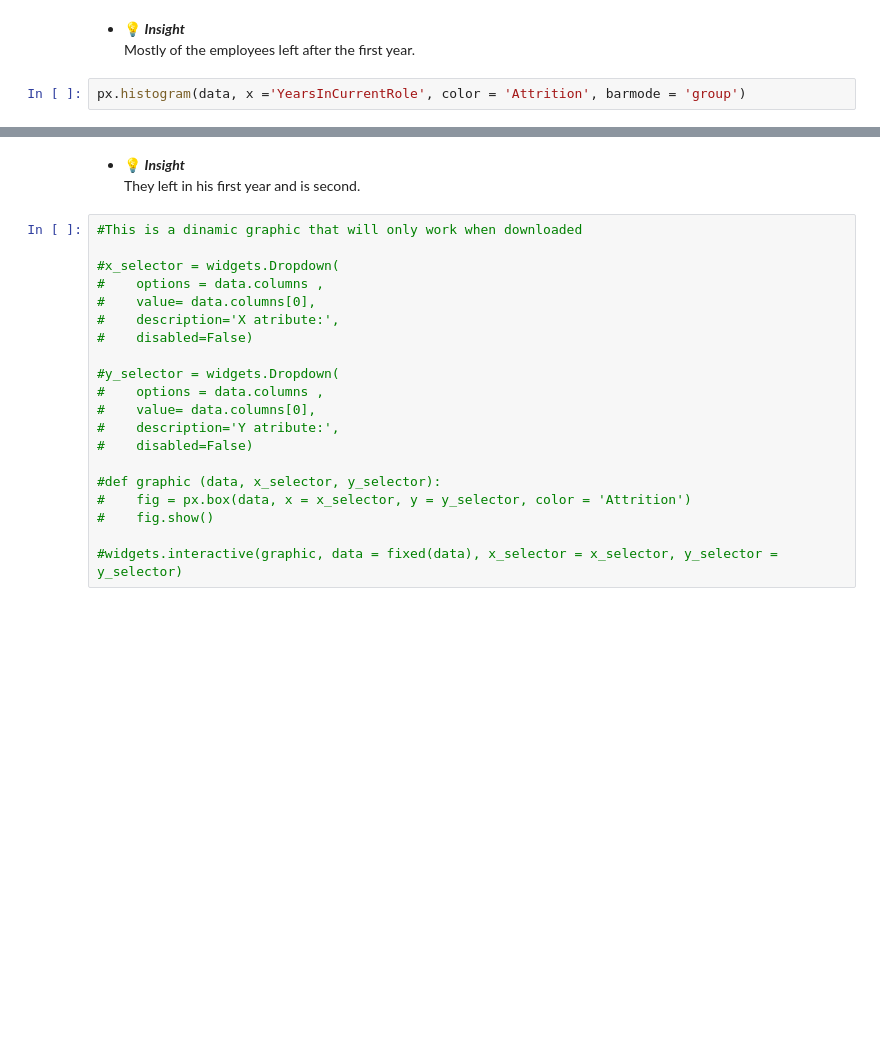
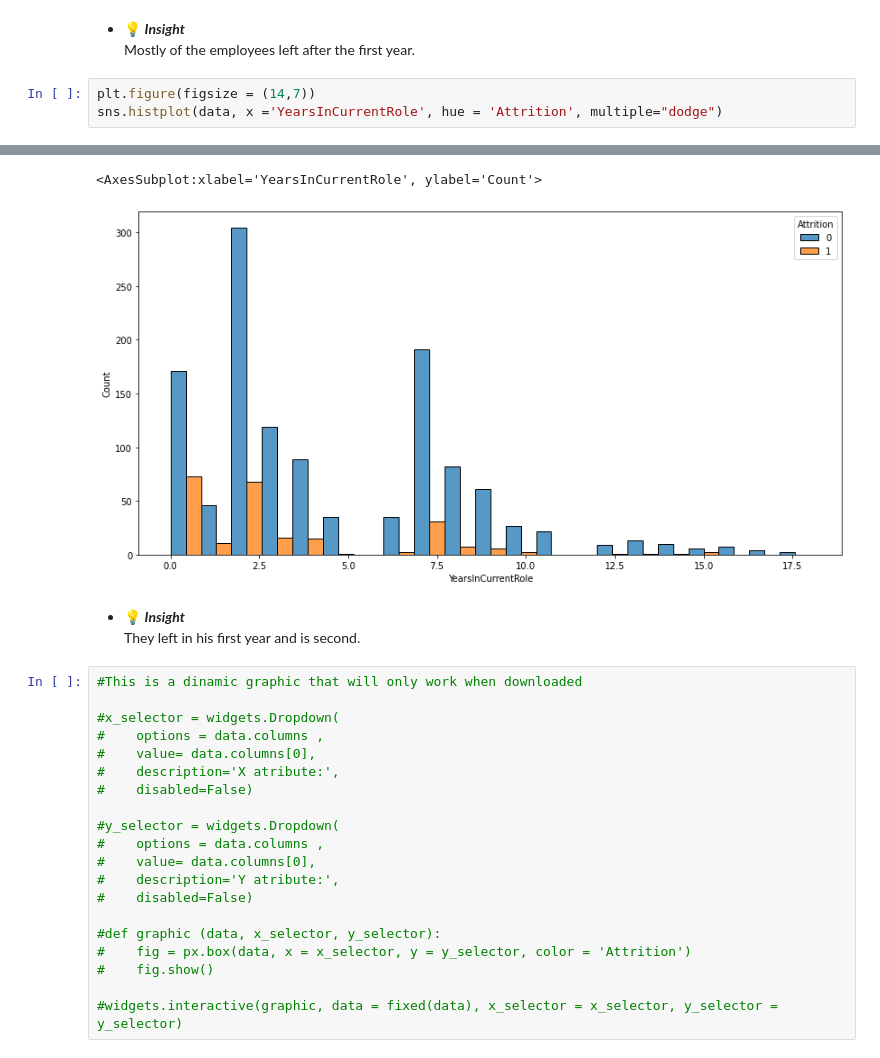
Before and after one commit to denisshiki/Human-Resources, a Jupyter notebook: human_resources.ipynb, the cells around one changed output, grey strips where cells are left out. Cells and saved outputs as stored; diff of their text form; blank space fills up the shorter version.

```diff
--- a/human_resources.ipynb
+++ b/human_resources.ipynb
@@ -177,5 +182,6 @@ px.histogram(data, x ='YearsAtCompany', color = 'Attrition', barmode = 'group')
  - 💡 ***Insight*** <br>
 Mostly of the employees left after the first year.
 # %%
-px.histogram(data, x ='YearsInCurrentRole', color = 'Attrition', barmode = 'group')
+plt.figure(figsize = (14,7))
+sns.histplot(data, x ='YearsInCurrentRole', hue = 'Attrition', multiple="dodge")
 # %% [output]
@@ -183,3 +188,5 @@ px.histogram(data, x ='YearsInCurrentRole', color = 'Attrition', barmode = 'grou
+<AxesSubplot:xlabel='YearsInCurrentRole', ylabel='Count'>
+[figure, added]
 # %% [markdown]
  - 💡 ***Insight*** <br>
 They left in his first year and is second.
```
Also changed, not shown: parts of 4 cells of this notebook.
